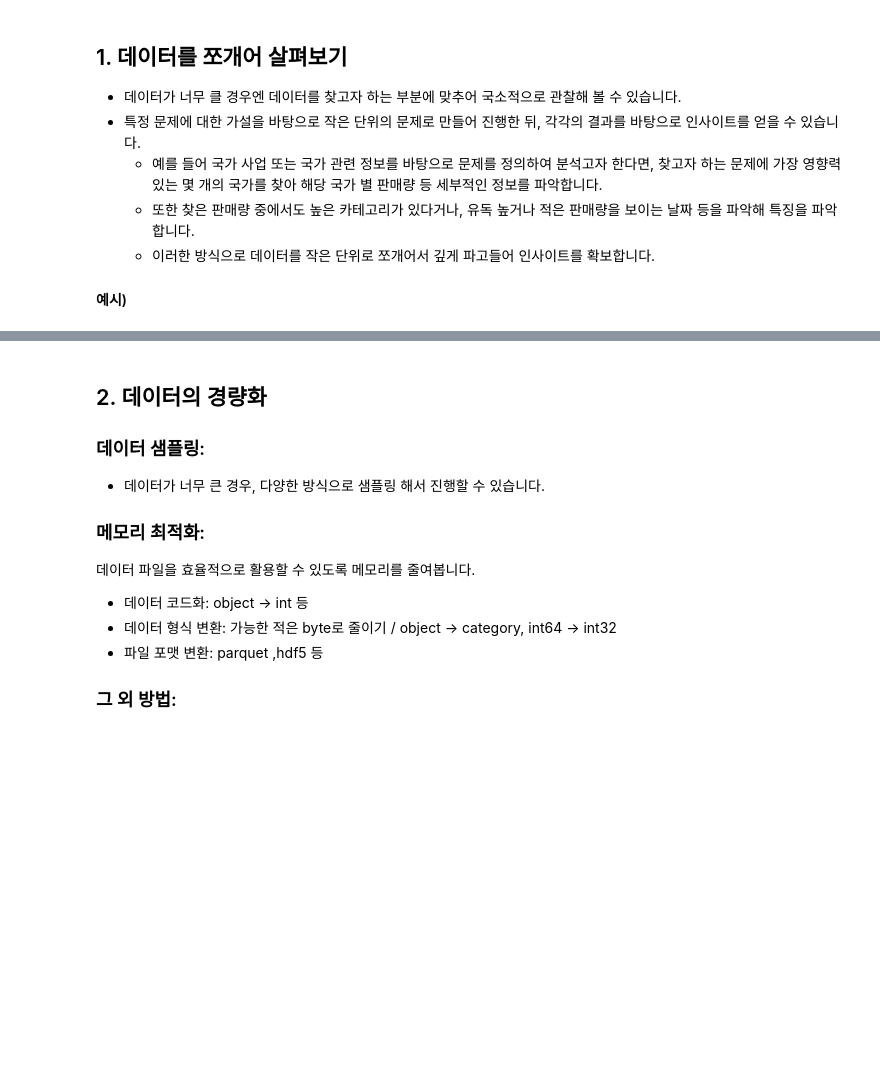
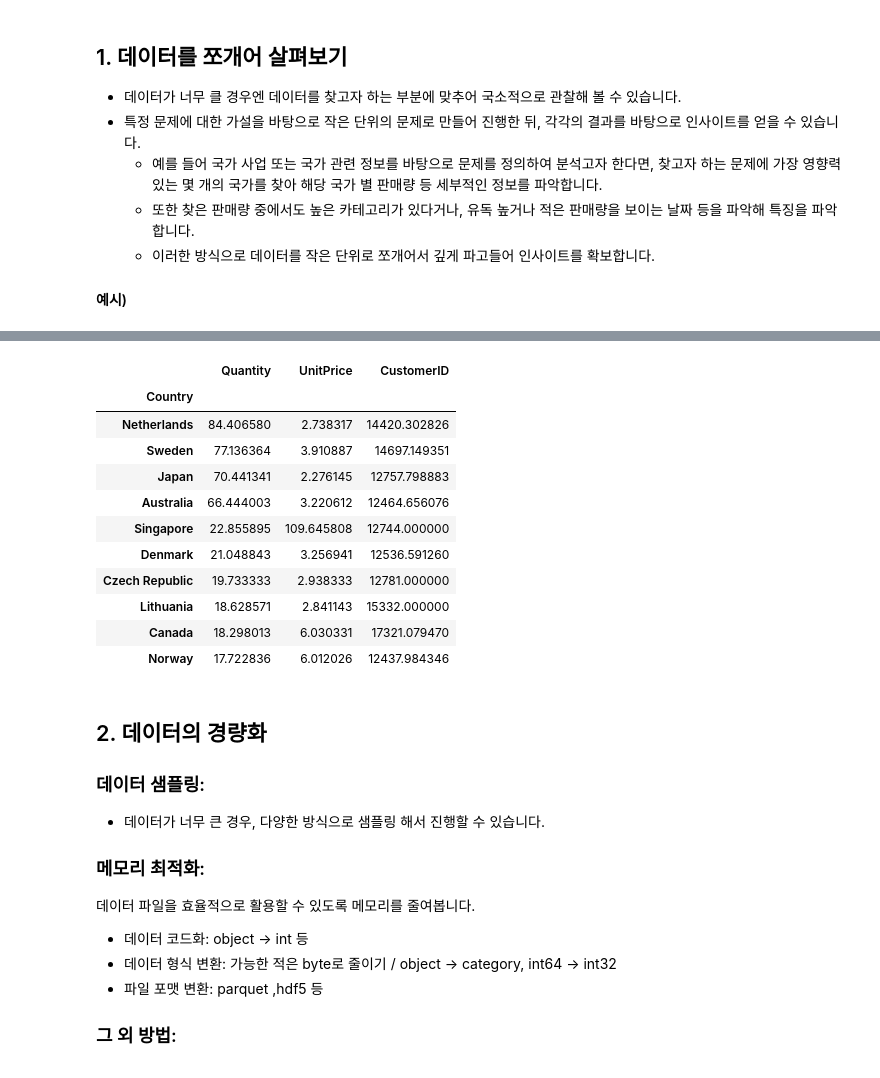
Before and after one commit to dlskawns/coz-project, a Jupyter notebook: CP2_Bigdata_Analysis.ipynb, the cells around one changed output, grey strips where cells are left out. Cells and saved outputs as stored; diff of their text form; code cells hidden in the pictures; blank space fills up the shorter version.

```diff
--- a/CP2_Bigdata_Analysis.ipynb
+++ b/CP2_Bigdata_Analysis.ipynb
@@ -32,3 +44,19 @@ df = pd.read_csv()
+# %%
+# 국가별 판매량 상위 10개국 확인
+df.groupby('Country').mean().sort_values(by='Quantity', ascending = False).head(10)
+# %% [output]
+|  | Quantity | UnitPrice | CustomerID |
+| Country |  |  |  |
+| Netherlands | 84.406580 | 2.738317 | 14420.302826 |
+| Sweden | 77.136364 | 3.910887 | 14697.149351 |
+| Japan | 70.441341 | 2.276145 | 12757.798883 |
+| Australia | 66.444003 | 3.220612 | 12464.656076 |
+| Singapore | 22.855895 | 109.645808 | 12744.000000 |
+| Denmark | 21.048843 | 3.256941 | 12536.591260 |
+| Czech Republic | 19.733333 | 2.938333 | 12781.000000 |
+| Lithuania | 18.628571 | 2.841143 | 15332.000000 |
+| Canada | 18.298013 | 6.030331 | 17321.079470 |
+| Norway | 17.722836 | 6.012026 | 12437.984346 |
 # %% [markdown]
 ## 2. 데이터의 경량화
 
```
Also changed, not shown: parts of 3 cells of this notebook.
